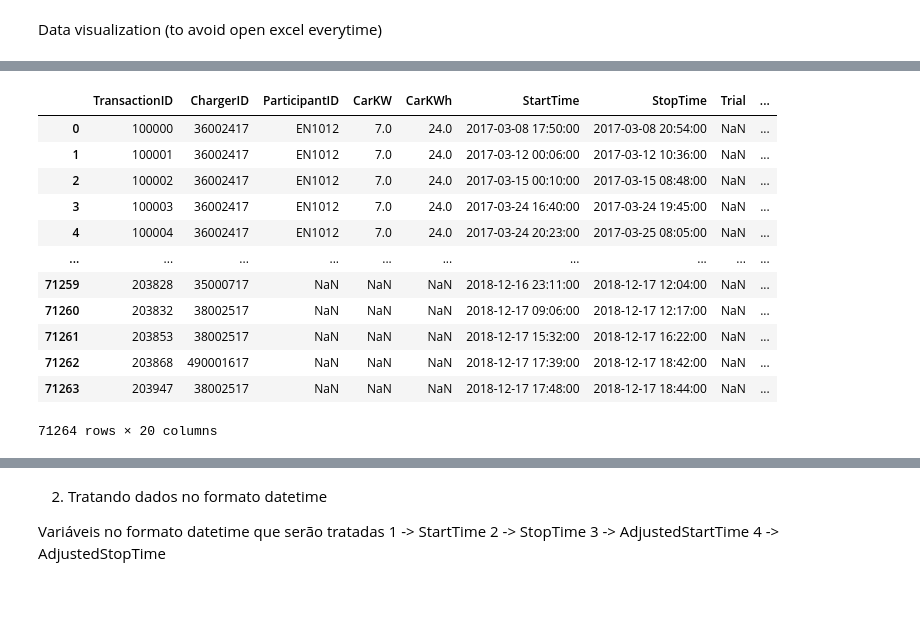
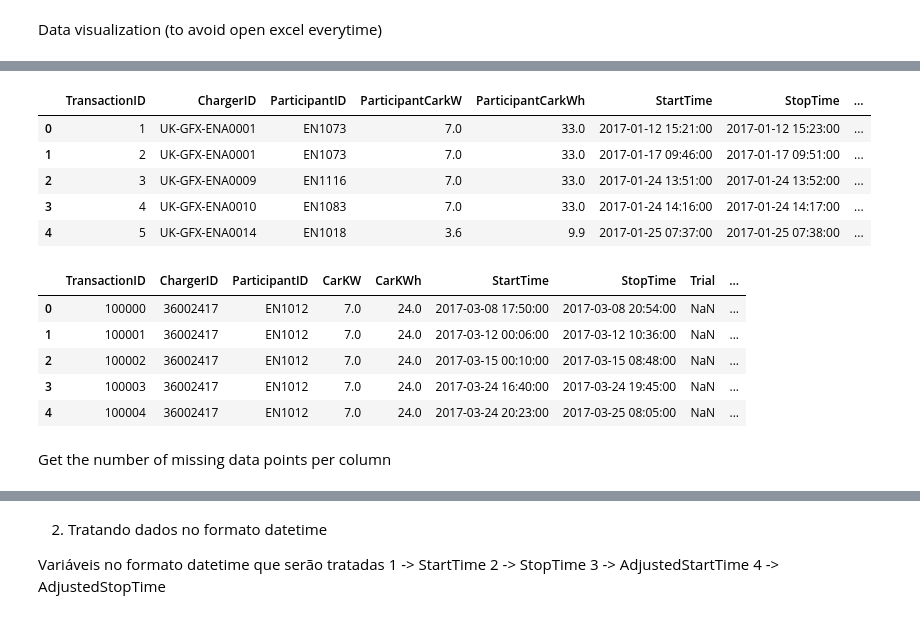
Before and after one commit to devrveiga/task_timeseries, a Jupyter notebook: dataVE.ipynb, the cells around one changed output, grey strips where cells are left out. Drawn from its saved outputs; the diff is of its cells as text; code cells hidden in the pictures.

Commit message:
Data Cleaning I

```diff
--- a/dataVE.ipynb
+++ b/dataVE.ipynb
@@ -8,7 +8,8 @@ import pandas as pd
 import matplotlib.pyplot as plt
 
 file_path = 'C:/Users/Rodrigo Veiga/OneDrive/Doutorado/TarefasCarol/Artigos/DataSet/dados/CrowdCharge Transactions.xlsx'
-
+file_path2 = 'C:/Users/Rodrigo Veiga/OneDrive/Doutorado/TarefasCarol/Artigos/DataSet/dados/GreenFlux Transactions.xlsx'
 df = pd.read_excel(file_path)
+dfgf = pd.read_excel(file_path2)
 # %% [markdown]
 Data visualization (to avoid open excel everytime)
@@ -15,16 +65,20 @@ Data visualization (to avoid open excel everytime)
 # %%
-df
+dfgf.head()
 # %% [output]
-|  | TransactionID | ChargerID | ParticipantID | CarKW | CarKWh | StartTime | StopTime | Trial | ... |
-| 0 | 100000 | 36002417 | EN1012 | 7.0 | 24.0 | 2017-03-08 17:50:00 | 2017-03-08 20:54:00 | NaN | ... |
-| 1 | 100001 | 36002417 | EN1012 | 7.0 | 24.0 | 2017-03-12 00:06:00 | 2017-03-12 10:36:00 | NaN | ... |
-| 2 | 100002 | 36002417 | EN1012 | 7.0 | 24.0 | 2017-03-15 00:10:00 | 2017-03-15 08:48:00 | NaN | ... |
-| 3 | 100003 | 36002417 | EN1012 | 7.0 | 24.0 | 2017-03-24 16:40:00 | 2017-03-24 19:45:00 | NaN | ... |
-| 4 | 100004 | 36002417 | EN1012 | 7.0 | 24.0 | 2017-03-24 20:23:00 | 2017-03-25 08:05:00 | NaN | ... |
-| ... | ... | ... | ... | ... | ... | ... | ... | ... | ... |
-| 71259 | 203828 | 35000717 | NaN | NaN | NaN | 2018-12-16 23:11:00 | 2018-12-17 12:04:00 | NaN | ... |
-| 71260 | 203832 | 38002517 | NaN | NaN | NaN | 2018-12-17 09:06:00 | 2018-12-17 12:17:00 | NaN | ... |
-| 71261 | 203853 | 38002517 | NaN | NaN | NaN | 2018-12-17 15:32:00 | 2018-12-17 16:22:00 | NaN | ... |
-| 71262 | 203868 | 490001617 | NaN | NaN | NaN | 2018-12-17 17:39:00 | 2018-12-17 18:42:00 | NaN | ... |
-| 71263 | 203947 | 38002517 | NaN | NaN | NaN | 2018-12-17 17:48:00 | 2018-12-17 18:44:00 | NaN | ... |
+|  | TransactionID | ChargerID | ParticipantID | ParticipantCarkW | ParticipantCarkWh | StartTime | StopTime | ... |
+| 0 | 1 | UK-GFX-ENA0001 | EN1073 | 7.0 | 33.0 | 2017-01-12 15:21:00 | 2017-01-12 15:23:00 | ... |
+| 1 | 2 | UK-GFX-ENA0001 | EN1073 | 7.0 | 33.0 | 2017-01-17 09:46:00 | 2017-01-17 09:51:00 | ... |
+| 2 | 3 | UK-GFX-ENA0009 | EN1116 | 7.0 | 33.0 | 2017-01-24 13:51:00 | 2017-01-24 13:52:00 | ... |
+| 3 | 4 | UK-GFX-ENA0010 | EN1083 | 7.0 | 33.0 | 2017-01-24 14:16:00 | 2017-01-24 14:17:00 | ... |
+| 4 | 5 | UK-GFX-ENA0014 | EN1018 | 3.6 | 9.9 | 2017-01-25 07:37:00 | 2017-01-25 07:38:00 | ... |
-71264 rows × 20 columns
+# %%
+df.head()
+# %% [output]
+|  | TransactionID | ChargerID | ParticipantID | CarKW | CarKWh | StartTime | StopTime | Trial | ... |
+| 0 | 100000 | 36002417 | EN1012 | 7.0 | 24.0 | 2017-03-08 17:50:00 | 2017-03-08 20:54:00 | NaN | ... |
+| 1 | 100001 | 36002417 | EN1012 | 7.0 | 24.0 | 2017-03-12 00:06:00 | 2017-03-12 10:36:00 | NaN | ... |
+| 2 | 100002 | 36002417 | EN1012 | 7.0 | 24.0 | 2017-03-15 00:10:00 | 2017-03-15 08:48:00 | NaN | ... |
+| 3 | 100003 | 36002417 | EN1012 | 7.0 | 24.0 | 2017-03-24 16:40:00 | 2017-03-24 19:45:00 | NaN | ... |
+| 4 | 100004 | 36002417 | EN1012 | 7.0 | 24.0 | 2017-03-24 20:23:00 | 2017-03-25 08:05:00 | NaN | ... |
+# %% [markdown]
+Get the number of missing data points per column
```
Also changed, not shown: parts of 15 cells of this notebook, 1 other file.
